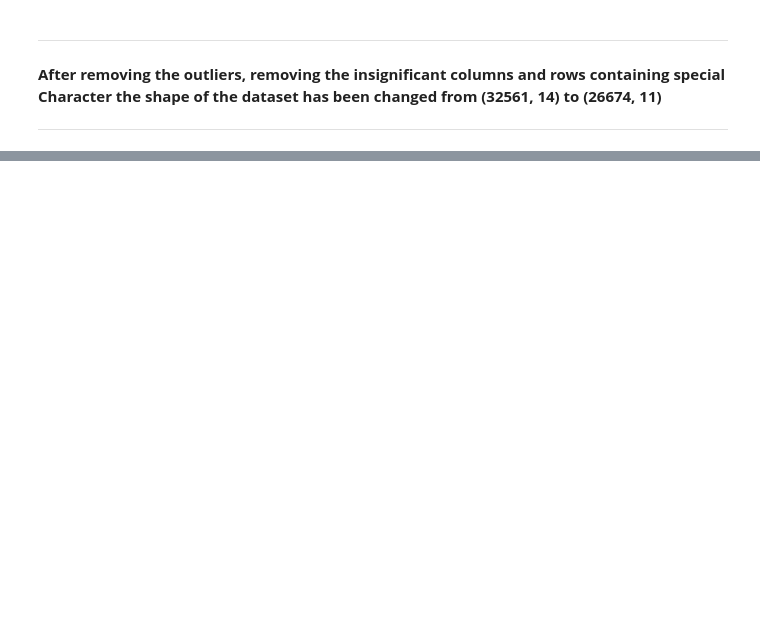
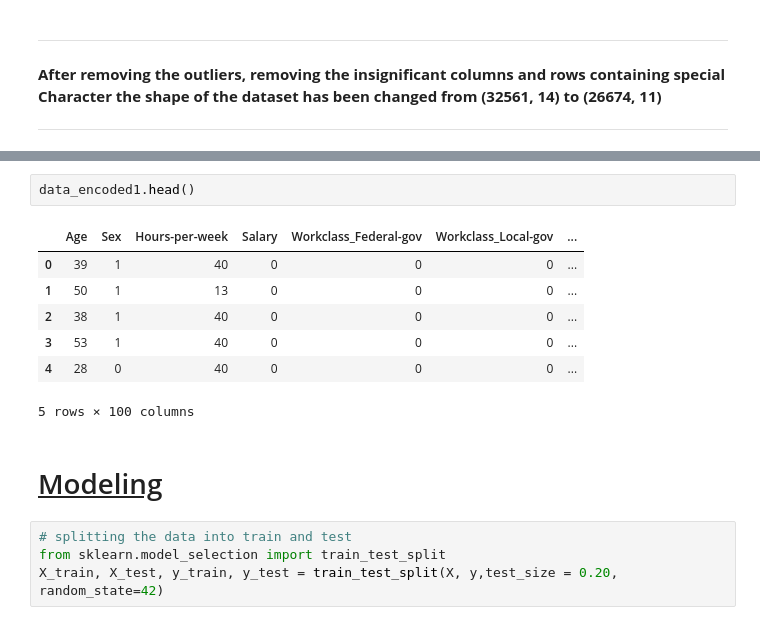
Before and after one commit to JamesAnthraper/HR-Salary-Dashboard, a Jupyter notebook: HR Salary Dashboard.ipynb, the cells around one changed output, grey strips where cells are left out. Saved outputs shown, nothing was run; the diff lists cells and outputs as text; blank space fills up the shorter version.

```diff
--- a/HR Salary Dashboard.ipynb
+++ b/HR Salary Dashboard.ipynb
@@ -561,0 +747,16 @@ cat
+# %%
+data_encoded1.head()
+# %% [output]
+|  | Age | Sex | Hours-per-week | Salary | Workclass_Federal-gov | Workclass_Local-gov | ... |
+| 0 | 39 | 1 | 40 | 0 | 0 | 0 | ... |
+| 1 | 50 | 1 | 13 | 0 | 0 | 0 | ... |
+| 2 | 38 | 1 | 40 | 0 | 0 | 0 | ... |
+| 3 | 53 | 1 | 40 | 0 | 0 | 0 | ... |
+| 4 | 28 | 0 | 40 | 0 | 0 | 0 | ... |
+5 rows × 100 columns
+# %% [markdown]
+# <u>Modeling</u>
+# %%
+# splitting the data into train and test
+from sklearn.model_selection import train_test_split
+X_train, X_test, y_train, y_test = train_test_split(X, y,test_size = 0.20, random_state=42)
```
Also changed, not shown: parts of 81 cells of this notebook.
